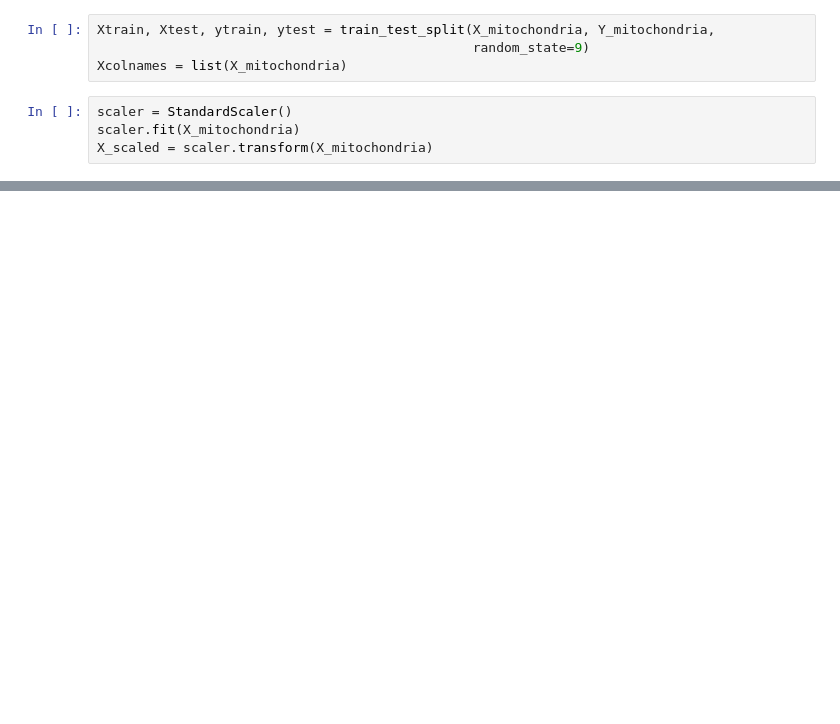
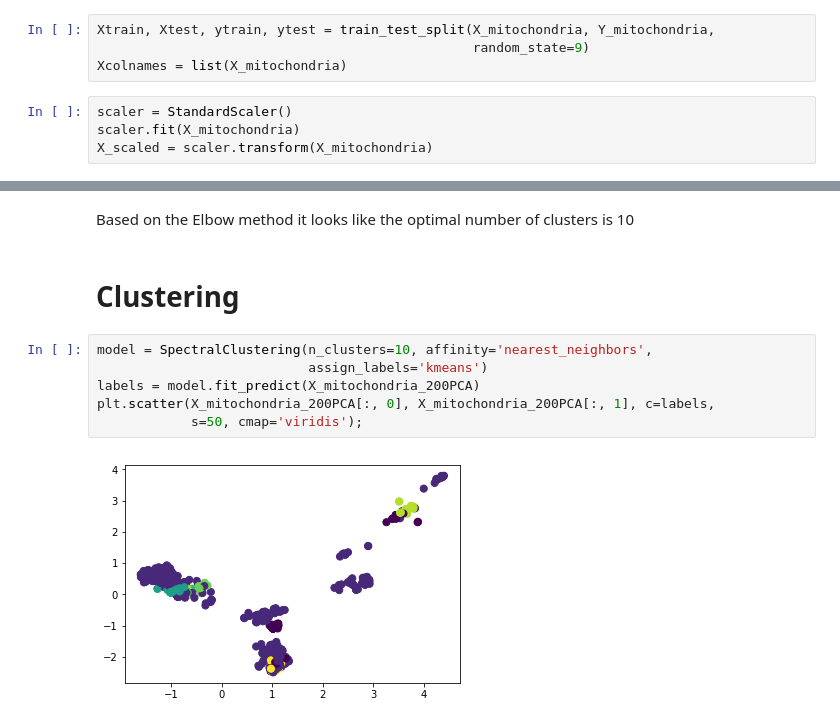
Before and after one commit to Gavin-Whitesitt/Project-2, a Jupyter notebook: Problem #2 Mitochondria .ipynb, the cells around one changed output, grey strips where cells are left out. Drawn from its saved outputs; the diff is of its cells as text; blank space fills up the shorter version.

```diff
--- a/Problem #2 Mitochondria .ipynb
+++ b/Problem #2 Mitochondria .ipynb
@@ -359,0 +363,12 @@ plt.xlabel('n_components');
+# %% [markdown]
+Based on the Elbow method it looks like the optimal number of clusters is 10
+# %% [markdown]
+# Clustering
+# %%
+model = SpectralClustering(n_clusters=10, affinity='nearest_neighbors',
+                           assign_labels='kmeans')
+labels = model.fit_predict(X_mitochondria_200PCA)
+plt.scatter(X_mitochondria_200PCA[:, 0], X_mitochondria_200PCA[:, 1], c=labels,
+            s=50, cmap='viridis');
+# %% [output]
+[figure, added]
```
Also changed, not shown: parts of 30 cells of this notebook.
